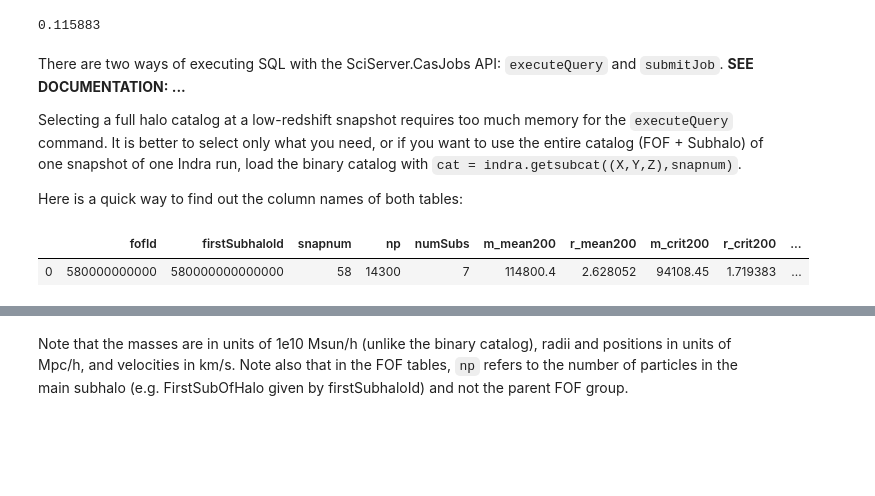
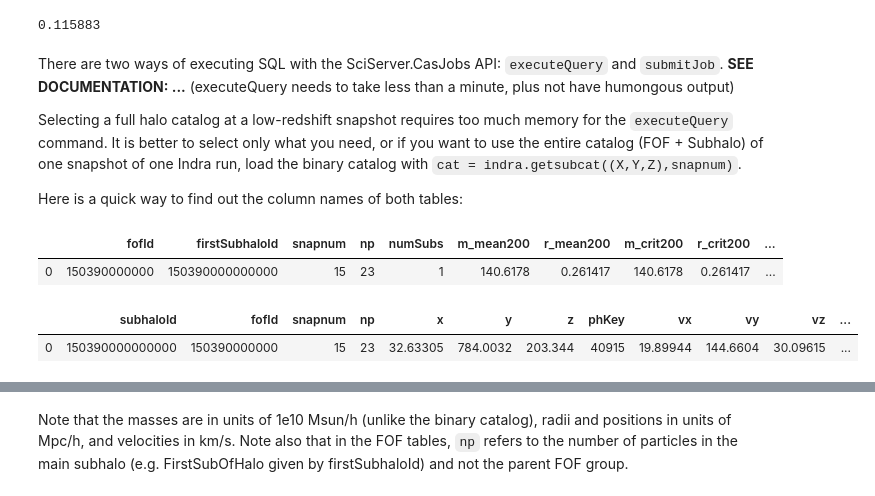
Before and after one commit to bfalck/indra-tools, a Jupyter notebook: database_examples.ipynb, the cells around one changed output, grey strips where cells are left out. Cells and saved outputs as stored; diff of their text form; code cells hidden in the pictures; blank space fills up the shorter version.

```diff
--- a/database_examples.ipynb
+++ b/database_examples.ipynb
@@ -43,13 +46,19 @@ snaps['z'][snaps['snapnum']==snapnum].values[0]
 #         %time cj.waitForJob(jobid,verbose=True)
 #         df=cj.executeQuery("select * from MyDB.{table}".format(table=tablename))
 # %% [markdown]
-There are two ways of executing SQL with the SciServer.CasJobs API: `executeQuery` and `submitJob`. **SEE DOCUMENTATION: ...**
+There are two ways of executing SQL with the SciServer.CasJobs API: `executeQuery` and `submitJob`. **SEE DOCUMENTATION: ...** (executeQuery needs to take less than a minute, plus not have humongous output)
 
 Selecting a full halo catalog at a low-redshift snapshot requires too much memory for the `executeQuery` command. It is better to select only what you need, or if you want to use the entire catalog (FOF + Subhalo) of one snapshot of one Indra run, load the binary catalog with `cat = indra.getsubcat((X,Y,Z),snapnum)`.
 
 Here is a quick way to find out the column names of both tables:
+# %%
+cj.executeQuery(f'select top 1 * from {tablename_fof}',context)
+#cj.executeQuery(f"select column_name from information_schema.columns where table_name = N'{tablename_fof}'",context)
+# %% [output]
+|  | fofId | firstSubhaloId | snapnum | np | numSubs | m_mean200 | r_mean200 | m_crit200 | r_crit200 | ... |
+| 0 | 150390000000 | 150390000000000 | 15 | 23 | 1 | 140.6178 | 0.261417 | 140.6178 | 0.261417 | ... |
 # %%
-cj.executeQuery('select top 1 * from {} where snapnum = {}'.format(tablename_fof,snapnum),'Indra')
+cj.executeQuery(f'select top 1 * from {tablename_sub}',context)
 # %% [output]
-|  | fofId | firstSubhaloId | snapnum | np | numSubs | m_mean200 | r_mean200 | m_crit200 | r_crit200 | ... |
-| 0 | 580000000000 | 580000000000000 | 58 | 14300 | 7 | 114800.4 | 2.628052 | 94108.45 | 1.719383 | ... |
+|  | subhaloId | fofId | snapnum | np | x | y | z | phKey | vx | vy | vz | ... |
+| 0 | 150390000000000 | 150390000000 | 15 | 23 | 32.63305 | 784.0032 | 203.344 | 40915 | 19.89944 | 144.6604 | 30.09615 | ... |
```
Also changed, not shown: parts of 19 cells of this notebook.
